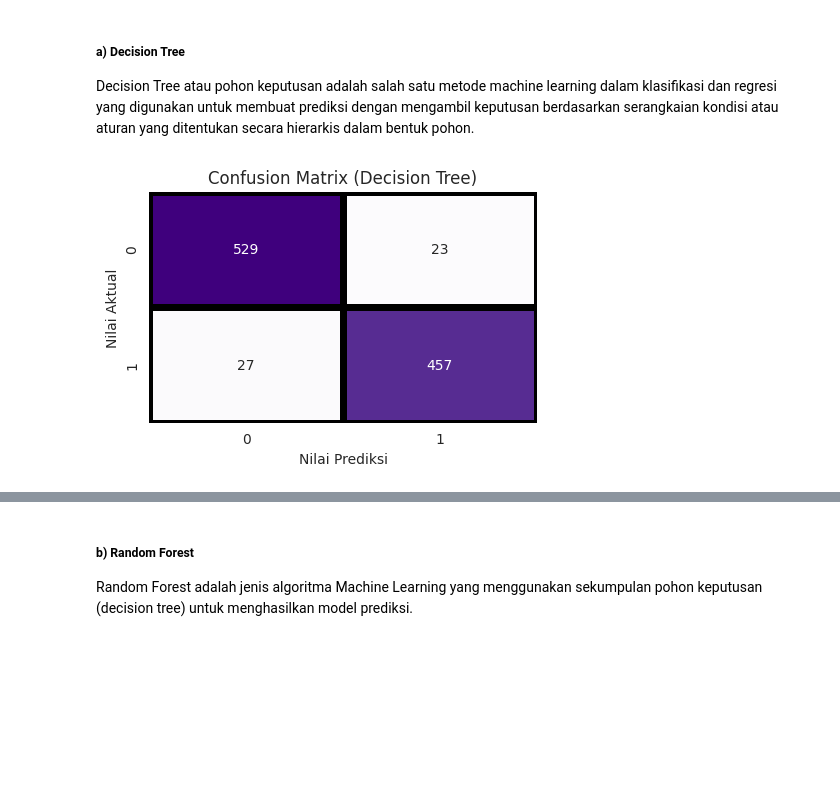
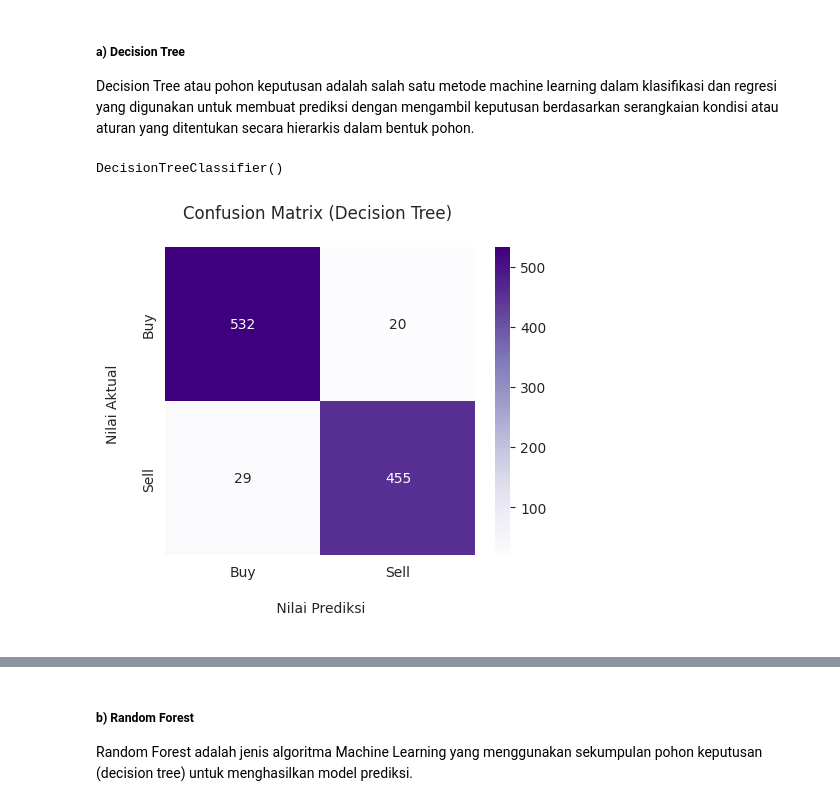
Before and after one commit to novay/amikom, a Jupyter notebook: nlp2_classification.ipynb, the cells around one changed output, grey strips where cells are left out. Cells and saved outputs as stored; diff of their text form; code cells hidden in the pictures; blank space fills up the shorter version.

```diff
--- a/nlp2_classification.ipynb
+++ b/nlp2_classification.ipynb
@@ -885,17 +886,23 @@ from sklearn.tree import DecisionTreeClassifier
 
 classifierDT = DecisionTreeClassifier()
 classifierDT.fit(X_train, Y_train)
-y_predDT = classifierDT.predict(X_test)
+# %% [output]
+DecisionTreeClassifier()
-# %%
-cm = confusion_matrix(Y_test,y_predDT)
-plt.figure(figsize=(5, 3))
-plt.title("Confusion Matrix (Decision Tree)")
-sns.heatmap(cm, annot=True,fmt='d', cmap='Purples',linewidths=5,linecolor='black', cbar=False)
-plt.ylabel("Nilai Aktual")
-plt.xlabel("Nilai Prediksi")
-plt.show()
-# %% [output]
-[figure, removed]
+# %%
+y_predDT = classifierDT.predict(X_test)
+
+cm = confusion_matrix(Y_test, y_predDT)
+
+plt.figure(figsize=(5,4))
+fx = sns.heatmap(cm, annot=True, fmt=".0f", cmap="Purples")
+fx.set_title('Confusion Matrix (Decision Tree) \n');
+fx.set_xlabel('\n Nilai Prediksi \n')
+fx.set_ylabel('Nilai Aktual \n');
+fx.xaxis.set_ticklabels(['Buy','Sell'])
+fx.yaxis.set_ticklabels(['Buy','Sell'])
+plt.show()
+# %% [output]
+[figure, added]
 # %%
 print(classification_report(Y_test, y_predDT))
 # %% [output]
```
Also changed, not shown: parts of 20 cells of this notebook.
